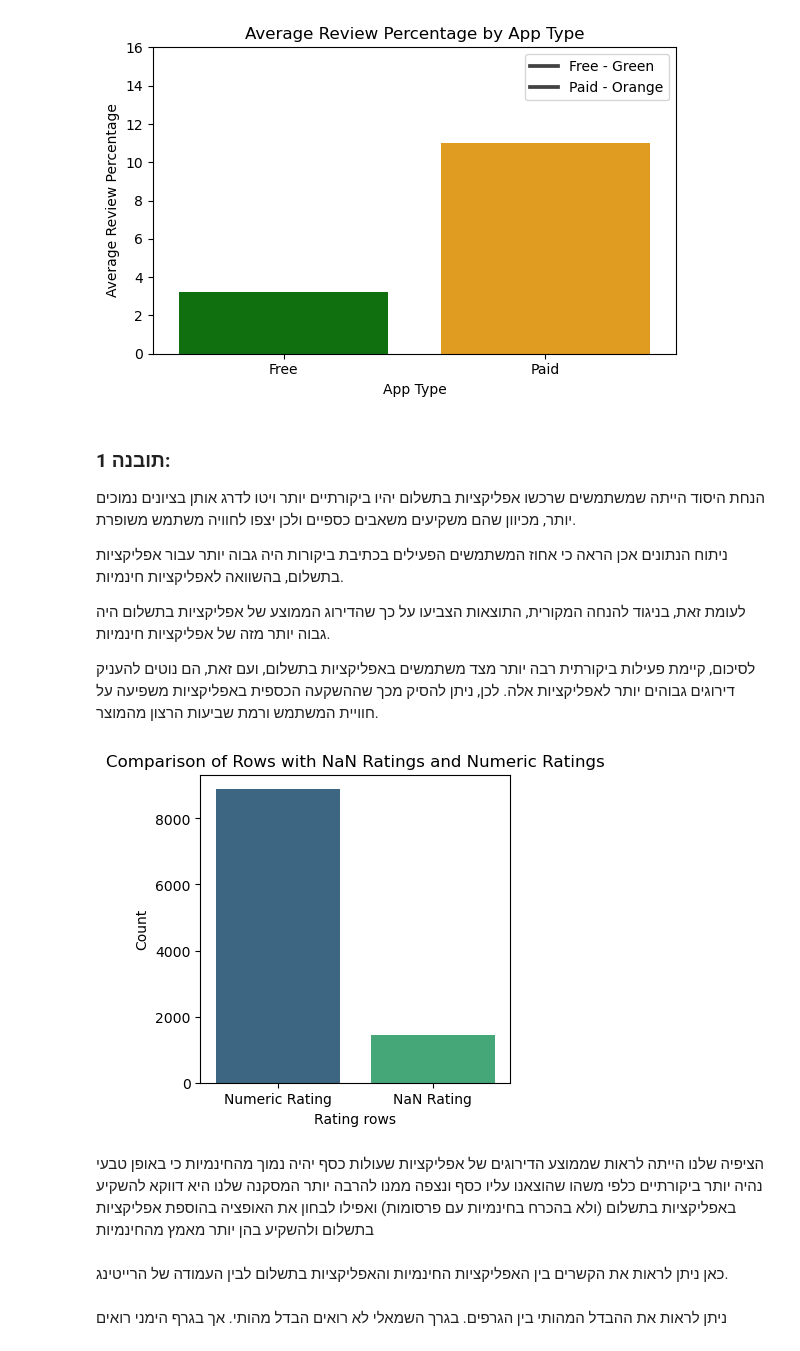
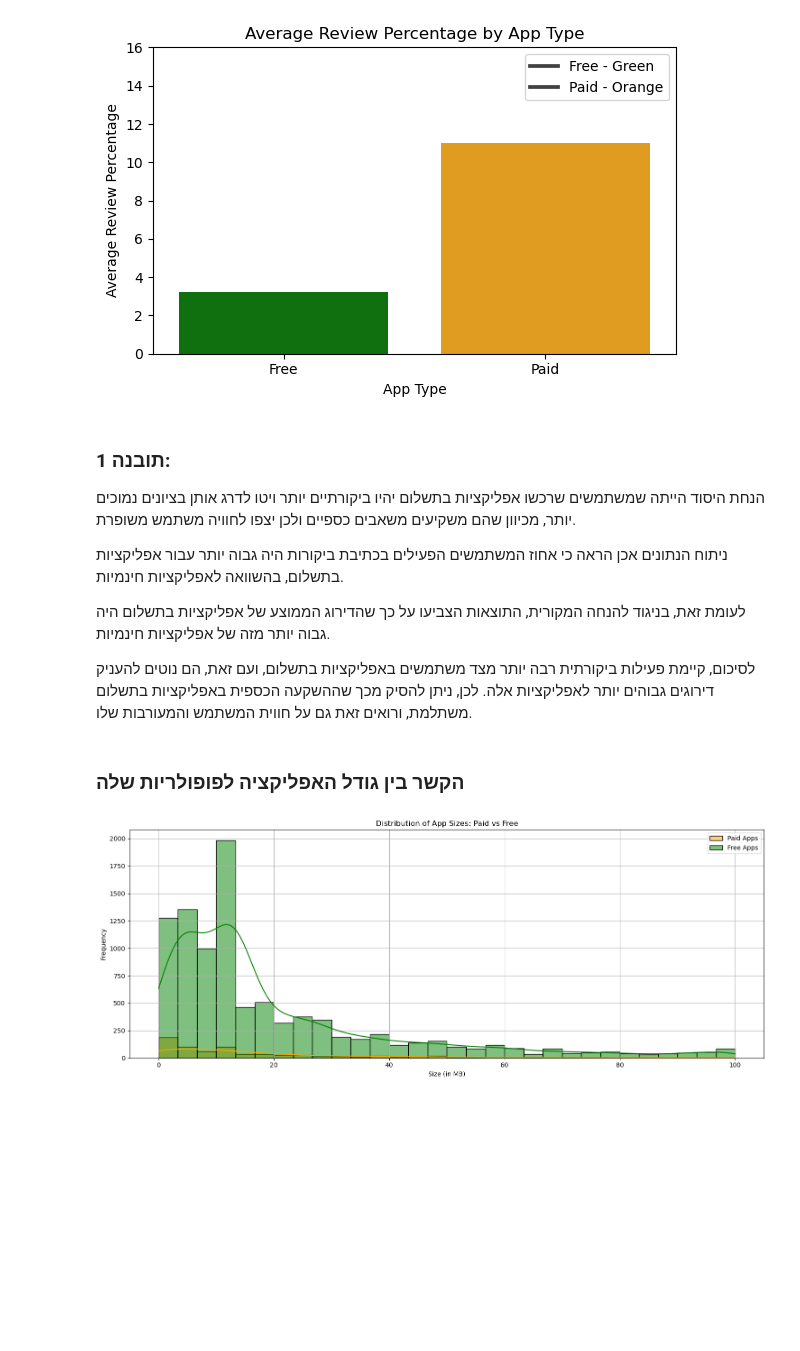
Before and after one commit to Yairvedaniel/project1, a Jupyter notebook: googleplaystoreproject_ogen.ipynb, the cells around one changed output. Drawn from its saved outputs; the diff is of its cells as text; code cells hidden in the pictures; blank space fills up the shorter version.

```diff
--- a/googleplaystoreproject_ogen.ipynb
+++ b/googleplaystoreproject_ogen.ipynb
@@ -465,20 +494,4 @@ plt.show()
 
 לעומת זאת, בניגוד להנחה המקורית, התוצאות הצביעו על כך שהדירוג הממוצע של אפליקציות בתשלום היה גבוה יותר מזה של אפליקציות חינמיות.
 
-לסיכום, קיימת פעילות ביקורתית רבה יותר מצד משתמשים באפליקציות בתשלום, ועם זאת, הם נוטים להעניק דירוגים גבוהים יותר לאפליקציות אלה. לכן, ניתן להסיק מכך שההשקעה הכספית באפליקציות משפיעה על חוויית המשתמש ורמת שביעות הרצון מהמוצר.
+לסיכום, קיימת פעילות ביקורתית רבה יותר מצד משתמשים באפליקציות בתשלום, ועם זאת, הם נוטים להעניק דירוגים גבוהים יותר לאפליקציות אלה. לכן, ניתן להסיק מכך שההשקעה הכספית באפליקציות בתשלום משתלמת, ורואים זאת גם על חווית המשתמש והמעורבות שלו.
-# %%
-apps['Rating_NaN'] = apps['Rating'].isna()
-
-# Count the number of NaN and non-NaN ratings
-rating_counts = apps['Rating_NaN'].value_counts()
-
-# Create the count plot
-plt.figure(figsize=(4, 4))
-sns.countplot(x='Rating_NaN', data=apps, palette='viridis')
-plt.title('Comparison of Rows with NaN Ratings and Numeric Ratings')
-plt.xlabel('Rating rows')
-plt.ylabel('Count')
-plt.xticks(ticks=[0, 1], labels=['Numeric Rating', 'NaN Rating'])
-plt.show()
-# %% [output]
-[figure, removed]
@@ -539,16 +497,0 @@ plt.show()
-# %%
-# Separate numeric and non-numeric columns
-"""
-numeric_cols = apps.select_dtypes(include=[np.number]).columns
-non_numeric_cols = apps.select_dtypes(exclude=[np.number]).columns
-
-# Fill missing values for numeric columns with the median
-apps[numeric_cols] = apps[numeric_cols].apply(lambda x: x.fillna(x.mean()))
-
-# Fill missing values for non-numeric columns with the mode
-apps[non_numeric_cols] = apps[non_numeric_cols].apply(lambda x: x.fillna(x.mode()[0]))
-
-# Verify that there are no more missing values
-missing_data_after = apps.isnull().sum()
-print("Missing data after handling:")
-print(missing_data_after)"""
@@ -666,6 +497,0 @@ plt.show()
-# %% [markdown]
-הציפיה שלנו הייתה לראות שממוצע הדירוגים של אפליקציות שעולות כסף יהיה נמוך מהחינמיות כי באופן טבעי נהיה יותר ביקורתיים כלפי משהו שהוצאנו עליו כסף ונצפה ממנו להרבה יותר המסקנה שלנו היא דווקא להשקיע באפליקציות בתשלום (ולא בהכרח בחינמיות עם פרסומות) ואפילו לבחון את האופציה בהוספת אפליקציות בתשלום ולהשקיע בהן יותר מאמץ מהחינמיות
-# %% [markdown]
-כאן ניתן לראות את הקשרים בין האפליקציות החינמיות והאפליקציות בתשלום לבין העמודה של הרייטינג.
-# %% [markdown]
-ניתן לראות את ההבדל המהותי בין הגרפים. בגרך השמאלי לא רואים הבדל מהותי. אך בגרף הימני רואים
@@ -699,0 +498,29 @@ pyo.iplot({'data': data, 'layout': layout})
+# %% [markdown]
+### הקשר בין גודל האפליקציה לפופולריות שלה
+# %%
+
+# סינון האפליקציות בתשלום
+paid_apps = apps[apps['Type'] == 'Paid']
+
+# הסרת ערכים חסרים בעמודות 'Rating' ו-'Size_MB'
+paid_apps = paid_apps.dropna(subset=['Rating', 'Size_MB'])
+
+# סינון האפליקציות החינמיות
+free_apps = apps[apps['Type'] == 'Free']
+
+# הסרת ערכים חסרים בעמודות 'Rating' ו-'Size_MB'
+free_apps = free_apps.dropna(subset=['Rating', 'Size_MB'])
+
+# התפלגות גדלי האפליקציות בתשלום בהשוואה לחינמיות
+plt.figure(figsize=(15, 6))
+sns.histplot(paid_apps['Size_MB'], color='orange', label='Paid Apps', kde=True, bins=30)
+sns.histplot(free_apps['Size_MB'], color='green', label='Free Apps', kde=True, bins=30)
+plt.title('Distribution of App Sizes: Paid vs Free')
+plt.xlabel('Size (in MB)')
+plt.ylabel('Frequency')
+plt.legend()
+plt.grid(True)
+plt.tight_layout()
+plt.show()
+# %% [output]
+[figure, added]
```
Also changed, not shown: parts of 44 cells of this notebook.
